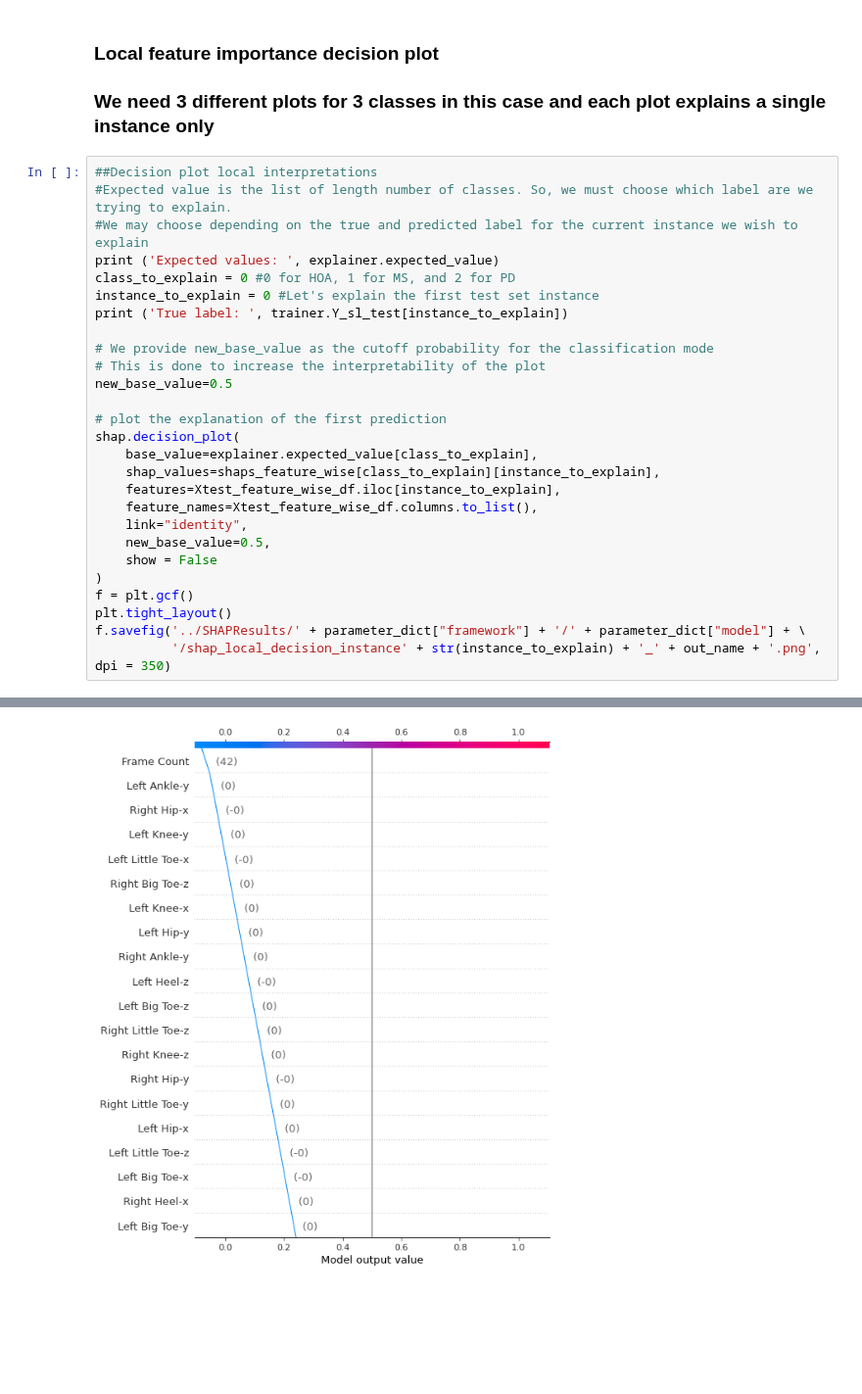
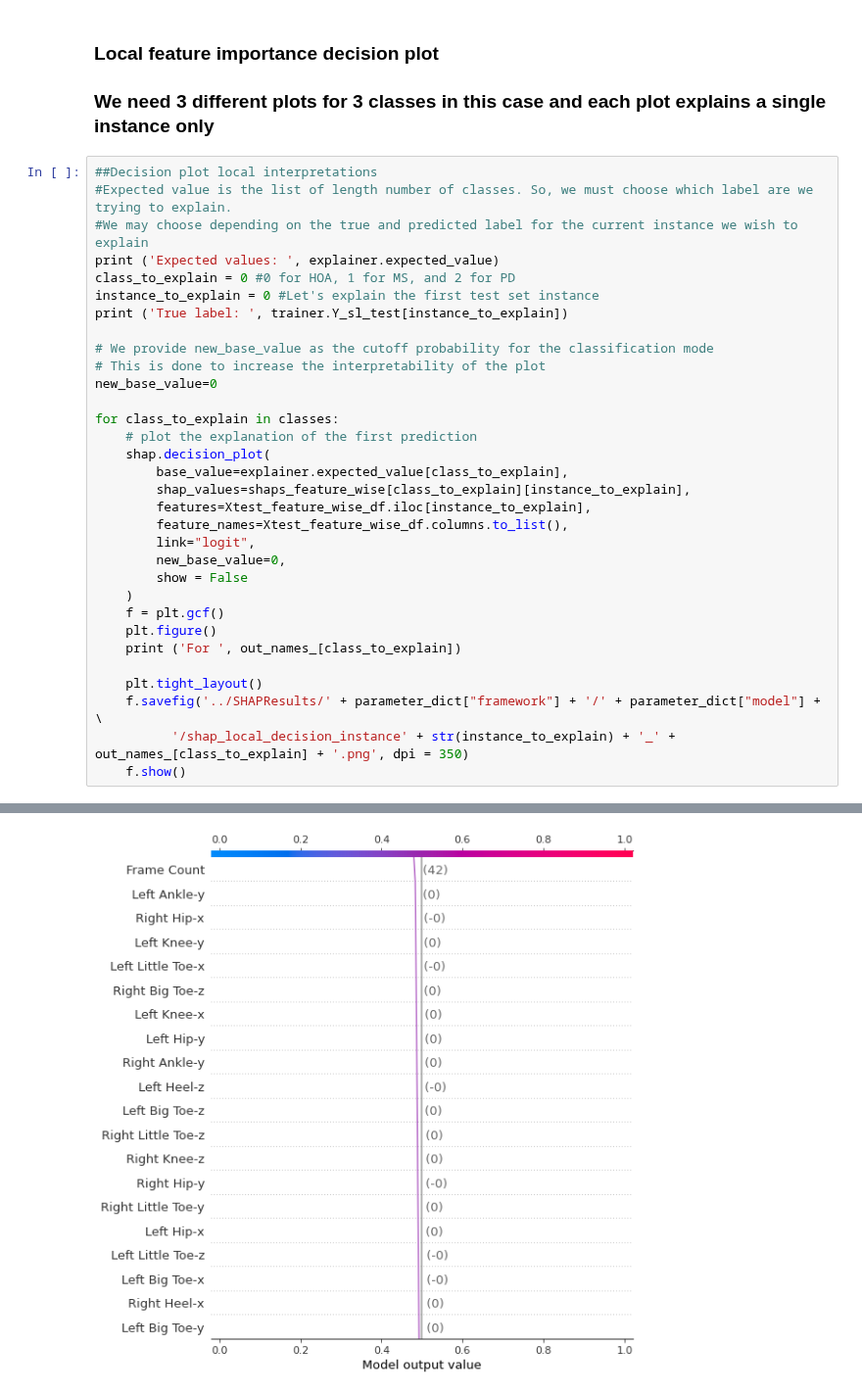
Before and after one commit to kaurrachneet6/Vision-Based-Gait-Analysis-Framework-for-Predicting-Multiple-Sclerosis, a Jupyter notebook: Discussion analysis/SubjectGenW_SHAP.ipynb, the cells around one changed output, grey strips where cells are left out. Shown at 98% size. Cells and saved outputs as stored; diff of their text form; blank space fills up the shorter version.

```diff
--- a/Discussion analysis/SubjectGenW_SHAP.ipynb
+++ b/Discussion analysis/SubjectGenW_SHAP.ipynb
@@ -438,22 +448,27 @@ print ('True label: ', trainer.Y_sl_test[instance_to_explain])
 
 # We provide new_base_value as the cutoff probability for the classification mode
 # This is done to increase the interpretability of the plot
-new_base_value=0.5
+new_base_value=0
 
-# plot the explanation of the first prediction
-shap.decision_plot(
-    base_value=explainer.expected_value[class_to_explain],
-    shap_values=shaps_feature_wise[class_to_explain][instance_to_explain],
-    features=Xtest_feature_wise_df.iloc[instance_to_explain],
-    feature_names=Xtest_feature_wise_df.columns.to_list(),
-    link="identity",
-    new_base_value=0.5,
-    show = False
-)
-f = plt.gcf()
-plt.tight_layout()
-f.savefig('../SHAPResults/' + parameter_dict["framework"] + '/' + parameter_dict["model"] + \
-          '/shap_local_decision_instance' + str(instance_to_explain) + '_' + out_name + '.png', dpi = 350)
+for class_to_explain in classes:
+    # plot the explanation of the first prediction
+    shap.decision_plot(
+        base_value=explainer.expected_value[class_to_explain],
+        shap_values=shaps_feature_wise[class_to_explain][instance_to_explain],
+        features=Xtest_feature_wise_df.iloc[instance_to_explain],
+        feature_names=Xtest_feature_wise_df.columns.to_list(),
+        link="logit",
+        new_base_value=0,
+        show = False
+    )
+    f = plt.gcf()
+    plt.figure()
+    print ('For ', out_names_[class_to_explain])
+
+    plt.tight_layout()
+    f.savefig('../SHAPResults/' + parameter_dict["framework"] + '/' + parameter_dict["model"] + \
+          '/shap_local_decision_instance' + str(instance_to_explain) + '_' + out_names_[class_to_explain] + '.png', dpi = 350)
+    f.show()
 # %% [output]
 Expected values:  [-0.06277203 -0.00230038 -1.6016107 ]
 True label:  tensor(0)
@@ -460 +478 @@ True label:  tensor(0)
-[figure, old version]
+[figure, new version]
```
Also changed, not shown: parts of 6 cells of this notebook.
